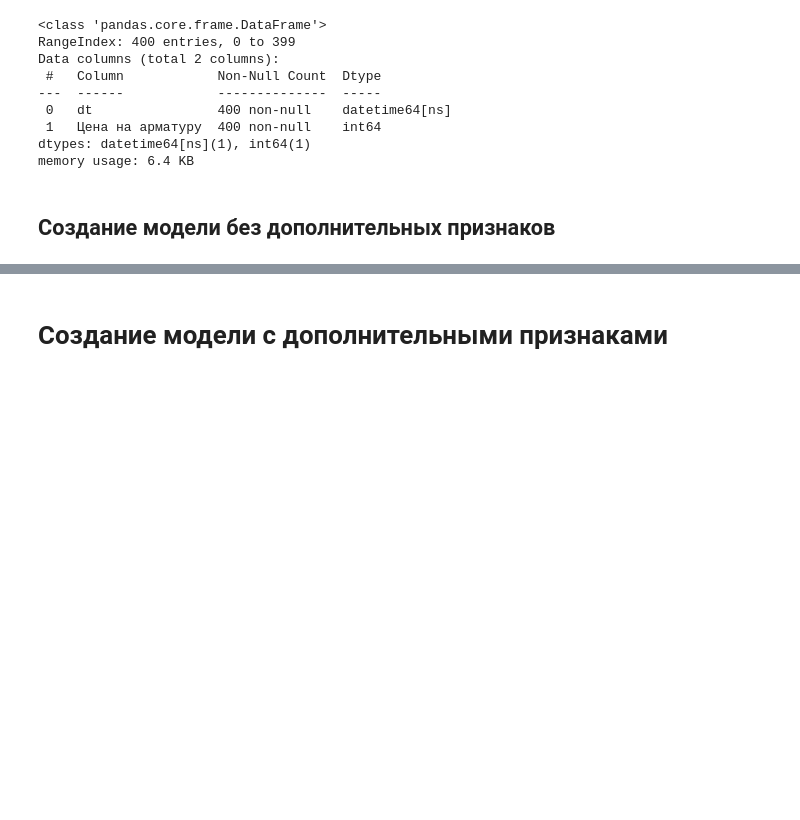
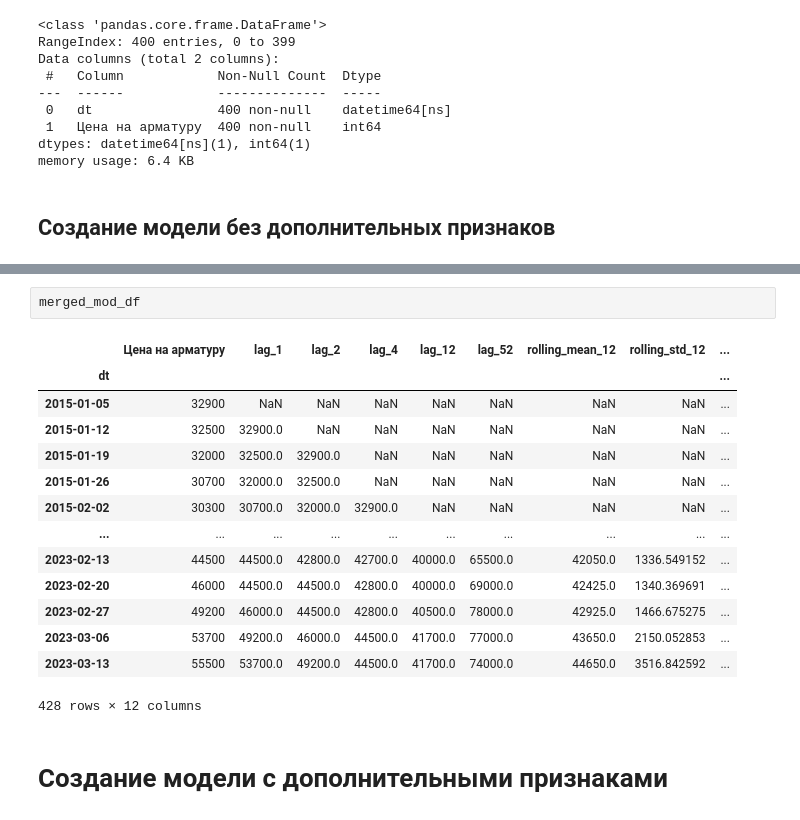
Before and after one commit to vikaz06/Intensiv_samolet_group_9, a Jupyter notebook: artem/main.ipynb, the cells around one changed output, grey strips where cells are left out. Saved outputs shown, nothing was run; the diff lists cells and outputs as text; blank space fills up the shorter version.

```diff
--- a/artem/main.ipynb
+++ b/artem/main.ipynb
@@ -140,3 +145,20 @@ bestIteration = 1499
+# %%
+merged_mod_df
+# %% [output]
+|  | Цена на арматуру | lag_1 | lag_2 | lag_4 | lag_12 | lag_52 | rolling_mean_12 | rolling_std_12 | ... |
+| dt |  |  |  |  |  |  |  |  | ... |
+| 2015-01-05 | 32900 | NaN | NaN | NaN | NaN | NaN | NaN | NaN | ... |
+| 2015-01-12 | 32500 | 32900.0 | NaN | NaN | NaN | NaN | NaN | NaN | ... |
+| 2015-01-19 | 32000 | 32500.0 | 32900.0 | NaN | NaN | NaN | NaN | NaN | ... |
+| 2015-01-26 | 30700 | 32000.0 | 32500.0 | NaN | NaN | NaN | NaN | NaN | ... |
+| 2015-02-02 | 30300 | 30700.0 | 32000.0 | 32900.0 | NaN | NaN | NaN | NaN | ... |
+| ... | ... | ... | ... | ... | ... | ... | ... | ... | ... |
+| 2023-02-13 | 44500 | 44500.0 | 42800.0 | 42700.0 | 40000.0 | 65500.0 | 42050.0 | 1336.549152 | ... |
+| 2023-02-20 | 46000 | 44500.0 | 44500.0 | 42800.0 | 40000.0 | 69000.0 | 42425.0 | 1340.369691 | ... |
+| 2023-02-27 | 49200 | 46000.0 | 44500.0 | 42800.0 | 40500.0 | 78000.0 | 42925.0 | 1466.675275 | ... |
+| 2023-03-06 | 53700 | 49200.0 | 46000.0 | 44500.0 | 41700.0 | 77000.0 | 43650.0 | 2150.052853 | ... |
+| 2023-03-13 | 55500 | 53700.0 | 49200.0 | 44500.0 | 41700.0 | 74000.0 | 44650.0 | 3516.842592 | ... |
+428 rows × 12 columns
 # %% [markdown]
 # Создание модели с дополнительными признаками
 # %% [markdown]
```
Also changed, not shown: parts of 1 cell of this notebook, 9 other files.
